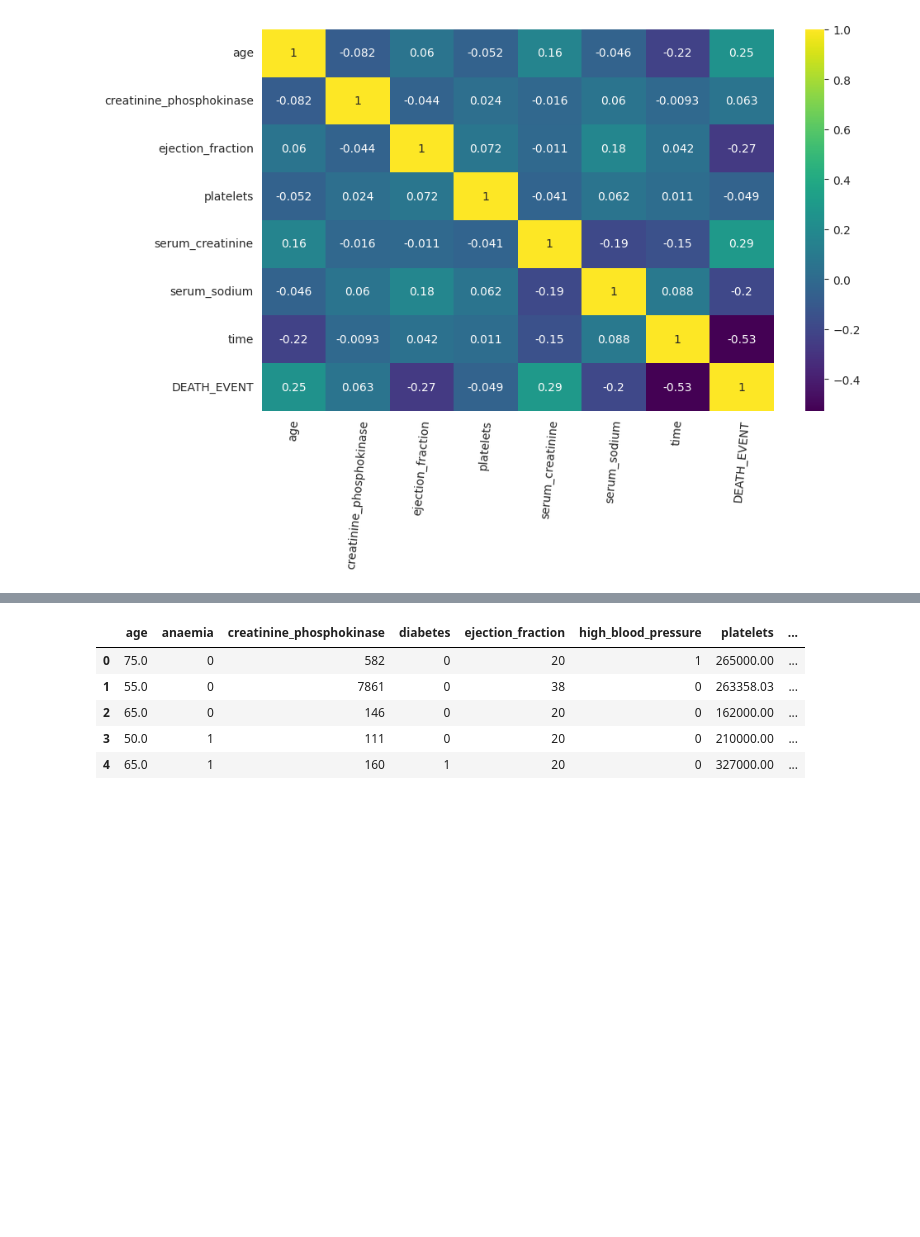
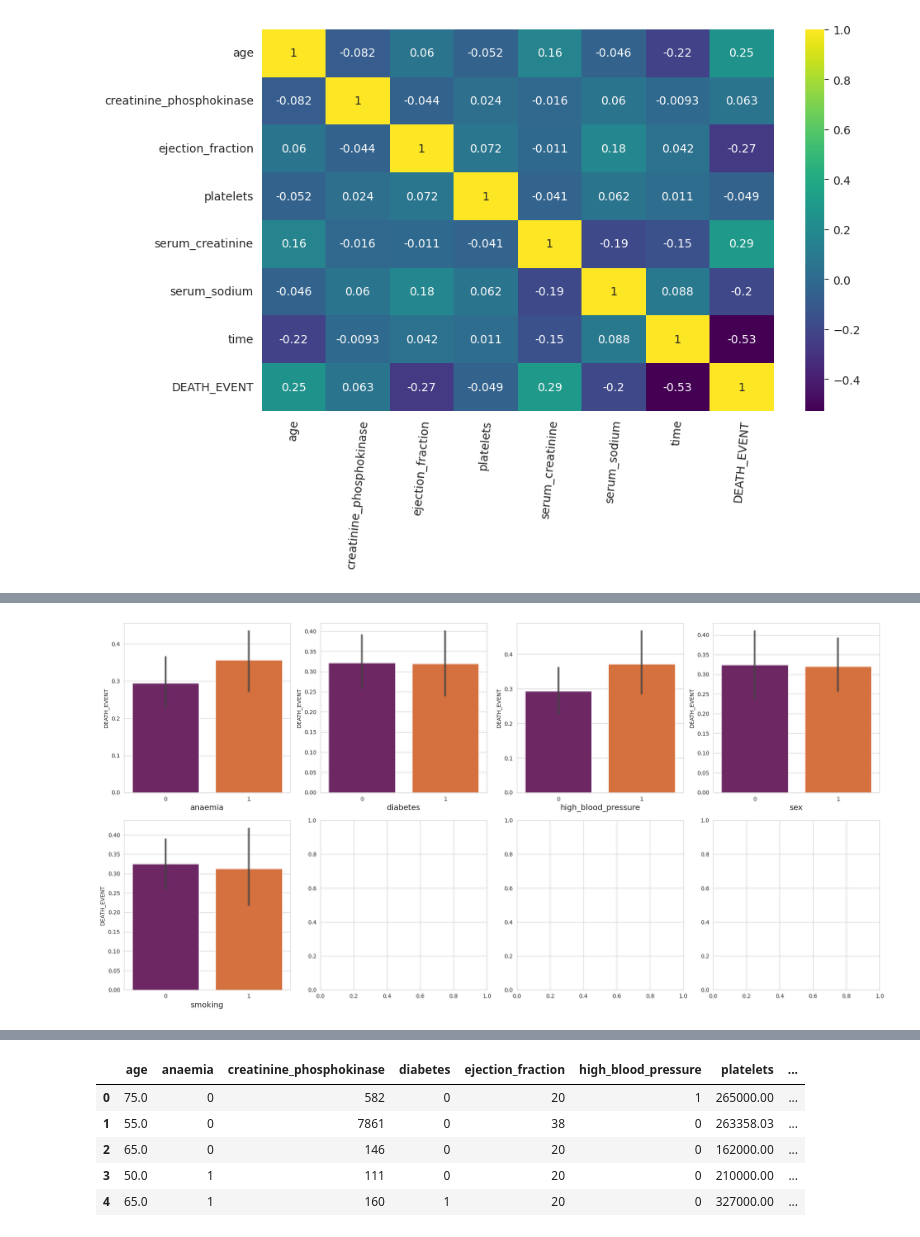
Before and after one commit to mmustafakapici/Heart-Failure-predictions, a Jupyter notebook: heart-failure-prediction.ipynb, the cells around one changed output, grey strips where cells are left out. Cells and saved outputs as stored; diff of their text form; code cells hidden in the pictures; blank space fills up the shorter version.

```diff
--- a/heart-failure-prediction.ipynb
+++ b/heart-failure-prediction.ipynb
@@ -257,4 +255,8 @@ plot_countplot(df, categorical_features,target_feature)
 [figure]
+# %%
+plot_barplot(df, categorical_features,target_feature)
+# %% [output]
+[figure, added]
 # %%
 plot_boxplot(df, numerical_features,target_feature)
 # %% [output]
```
Also changed, not shown: parts of 15 cells of this notebook.
